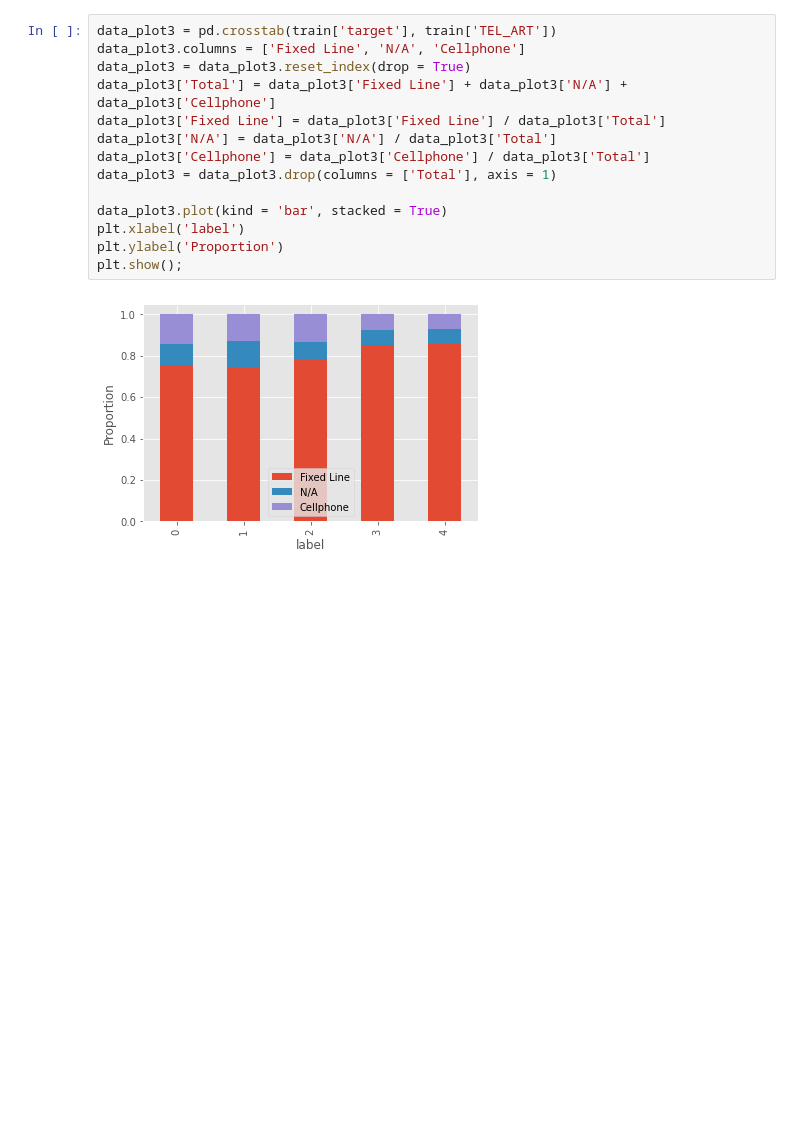
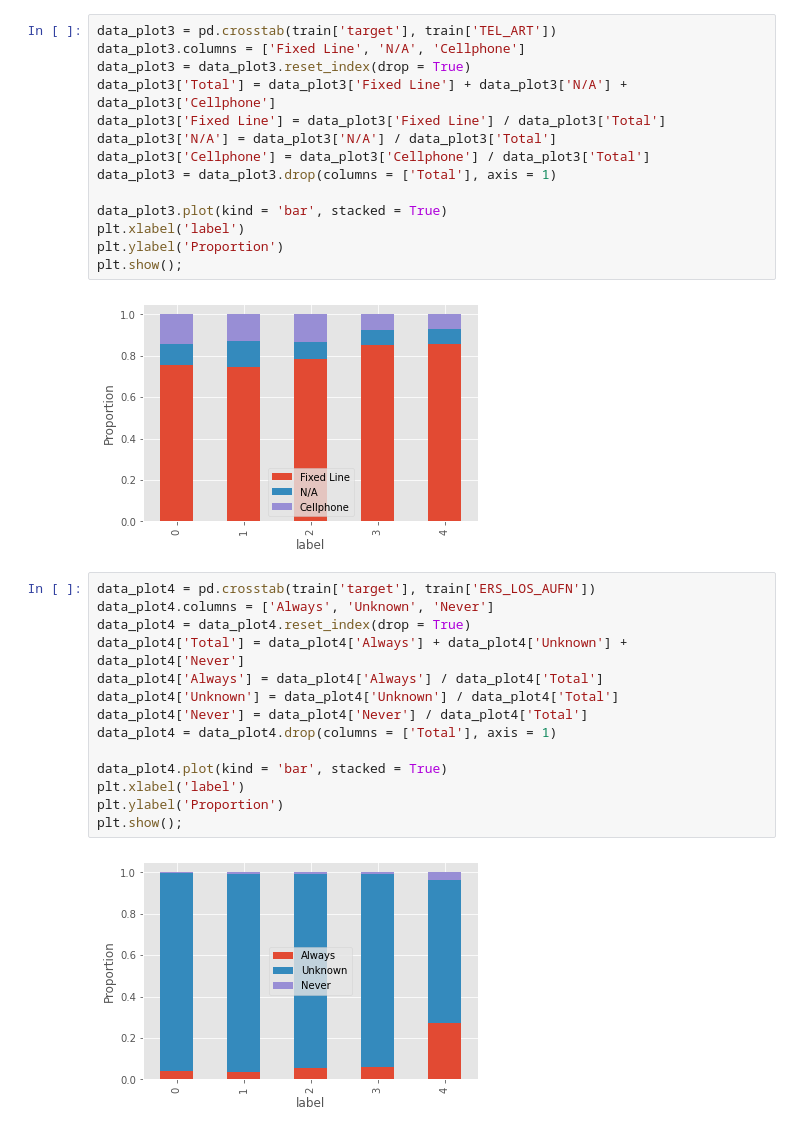
Before and after one commit to oscarm524/Data-Mining-Cup, a Jupyter notebook: DMC-2008/Data_Exploration/Data_Exploration.ipynb, the cells around one changed output. Drawn from its saved outputs; the diff is of its cells as text; blank space fills up the shorter version.

Commit message:
adding another plot

```diff
--- a/DMC-2008/Data_Exploration/Data_Exploration.ipynb
+++ b/DMC-2008/Data_Exploration/Data_Exploration.ipynb
@@ -84,3 +83,19 @@ plt.ylabel('Proportion')
 plt.show();
 # %% [output]
 [figure]
+# %%
+data_plot4 = pd.crosstab(train['target'], train['ERS_LOS_AUFN'])
+data_plot4.columns = ['Always', 'Unknown', 'Never']
+data_plot4 = data_plot4.reset_index(drop = True)
+data_plot4['Total'] = data_plot4['Always'] + data_plot4['Unknown'] + data_plot4['Never']
+data_plot4['Always'] = data_plot4['Always'] / data_plot4['Total']
+data_plot4['Unknown'] = data_plot4['Unknown'] / data_plot4['Total']
+data_plot4['Never'] = data_plot4['Never'] / data_plot4['Total']
+data_plot4 = data_plot4.drop(columns = ['Total'], axis = 1)
+
+data_plot4.plot(kind = 'bar', stacked = True)
+plt.xlabel('label')
+plt.ylabel('Proportion')
+plt.show();
+# %% [output]
+[figure, added]
```
Also changed, not shown: parts of 1 cell of this notebook.
